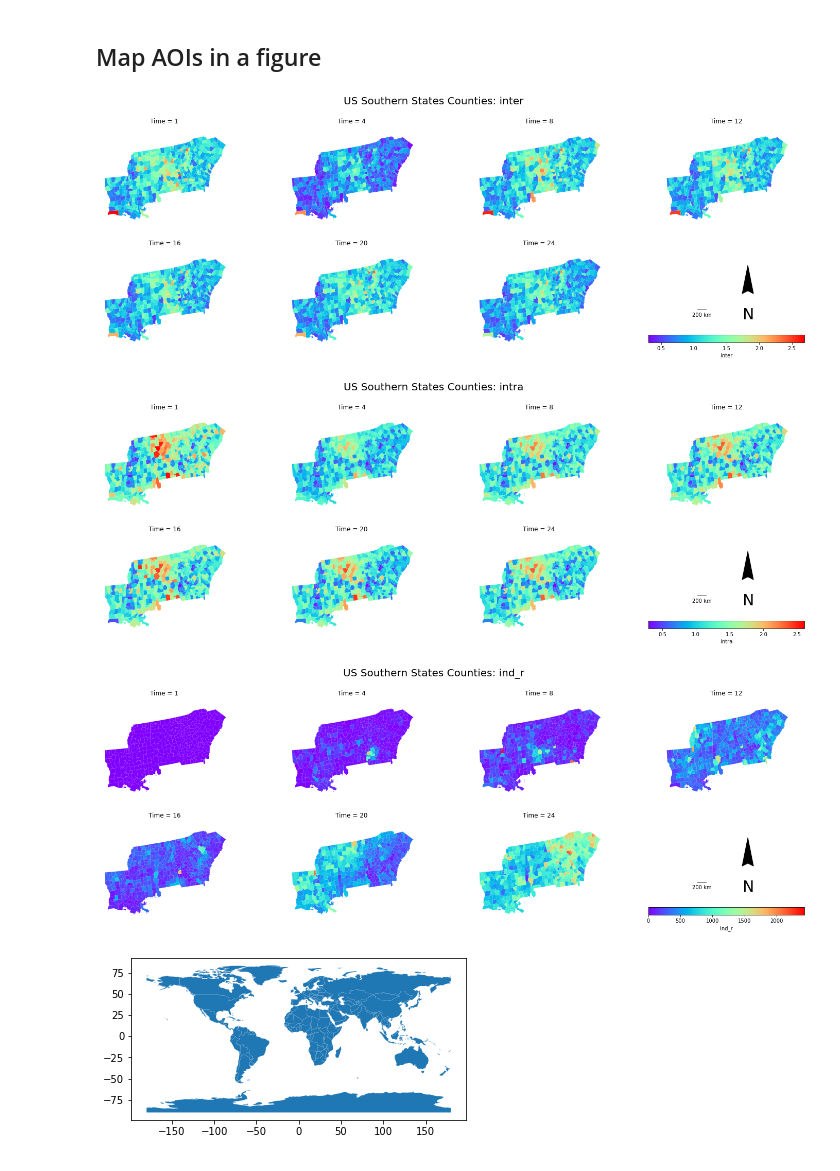
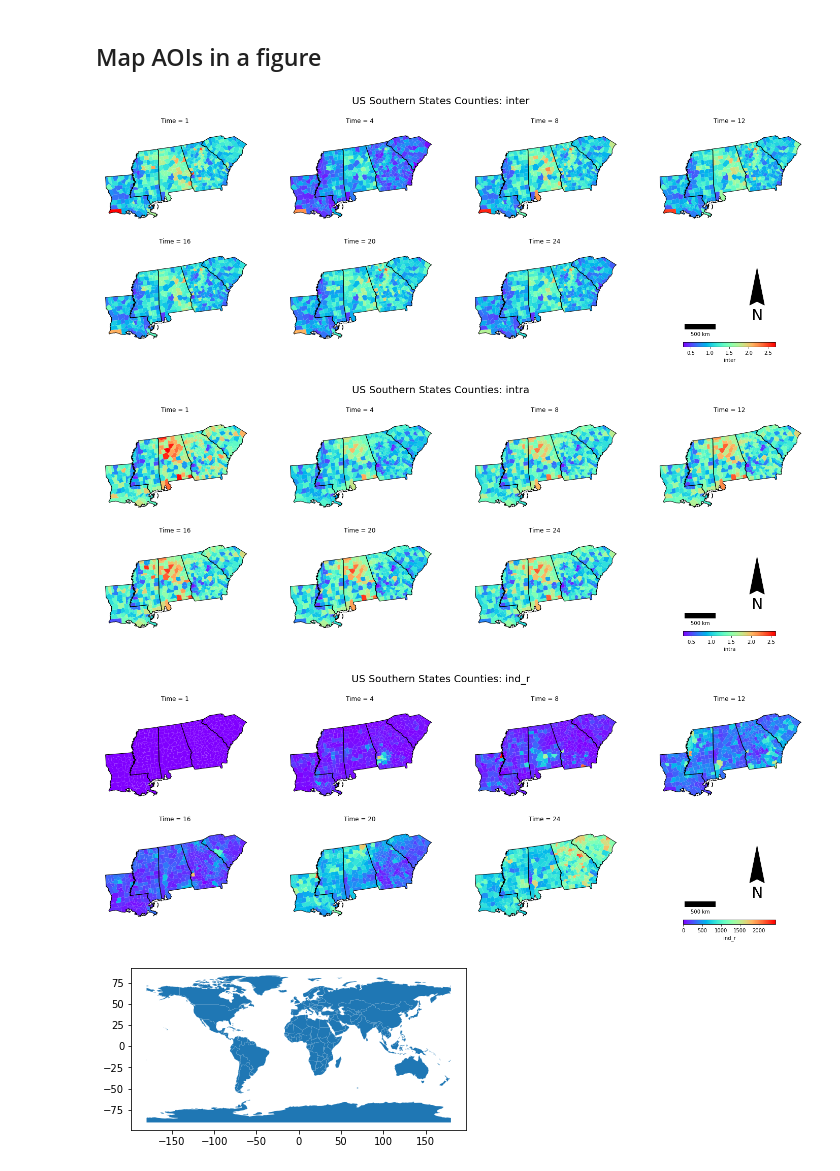
Before and after one commit to gladcolor/region_mapping, a Jupyter notebook: ODT_case_study_France.ipynb, the cells around one changed output. Cells and saved outputs as stored; diff of their text form; code cells hidden in the pictures.

```diff
--- a/ODT_case_study_France.ipynb
+++ b/ODT_case_study_France.ipynb
@@ -74,6 +74,7 @@ array([-94.043147,  28.925011, -78.541087,  35.210542])
 ## Map AOIs in a figure
 # %%
 # from matplotlib_scalebar.scalebar import ScaleBar
+from mpl_toolkits.axes_grid1 import make_axes_locatable
 
 row_cnt = 2
 col_cnt = 4
@@ -126,47 +127,55 @@ for idx, column in enumerate(map_columns[:]):
         ax.set_xlim(xlim)
         ax.set_ylim(ylim)
 
+
         axes[divmod(idx2, col_cnt)].set_title(f"Time = {time_itvl}")
-        AOI_state_gdf.plot(ax=ax, facecolor="none", edgecolor="black")
-
-
-#     plt.show()
-#     handles, labels = ax.get_legend_handles_labels()
+        AOI_state_gdf.to_crs(2163).plot(ax=ax, facecolor="none", edgecolor="black")
 
     ax8 = axes[1, 3]
     ax8.axis('on')
+    ax8.axis("scaled")
+    divider = make_axes_locatable(ax8)
+    cax = divider.append_axes("bottom", size="5%", pad=0.1)
     ax8 = merged_df.plot(column=merged_df[column],
             cmap='rainbow',
             ax=ax8,
             legend=True,
             legend_kwds={'label': f'{column}',
                          'orientation': "horizontal"},
             vmin=vmin,
             vmax=vmax,
+            cax=cax
            )
+
+
 #     fig.legend(handles, labels, loc='lower center', title="Legend", fancybox=True)
 
 
 
     ax8.set_xlim((0, 1))
     ax8.set_ylim((0, 1))
-    ax8.text(x=0.725, y=0.0, s='N', fontsize=30)
+    ax8.text(x=0.74, y=0.2, s='N', fontsize=30)
     ax8.arrow(x=0.8, y=0.4, dx=0.0, dy=0.36, length_includes_head=True,
           head_width=0.16, head_length=0.4, overhang=.1, facecolor='k')
 
-    ax8.add_artist(ScaleBar(1500000, location='lower left'))
+    ax8.add_artist(ScaleBar(1500000, 'm', location='lower left', length_fraction=0.5, width_fraction=0.06))
     ax8.axis('off')
+
+#     plt.show()
+#     handles, labels = ax.get_legend_handles_labels()
+
+
 #     ax8.legend(handles, labels, loc='lower center', title="Legend", fancybox=True)
 
     plt.savefig(f"US_Southern_States_Counties_{column}_no_colorbar.png", dpi=100)
 
 
 # add a north arrow and global legend:
 # https://mohammadimranhasan.com/geospatial-data-mapping-with-python/
 # %% [output]
-[figure, old version]
+[figure, new version]
-[figure, old version]
+[figure, new version]
-[figure, old version]
+[figure, new version]
 # %%
 import geopandas
 world = geopandas.read_file(geopandas.datasets.get_path('naturalearth_lowres'))
```
Also changed, not shown: 3 other files.
